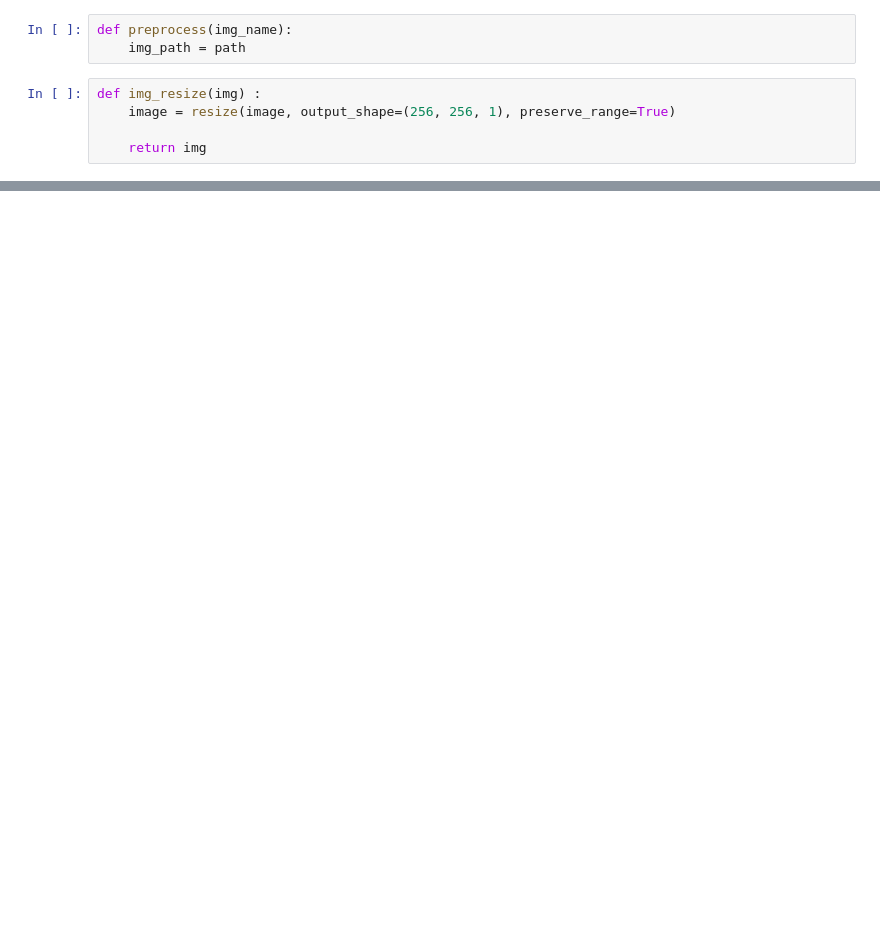
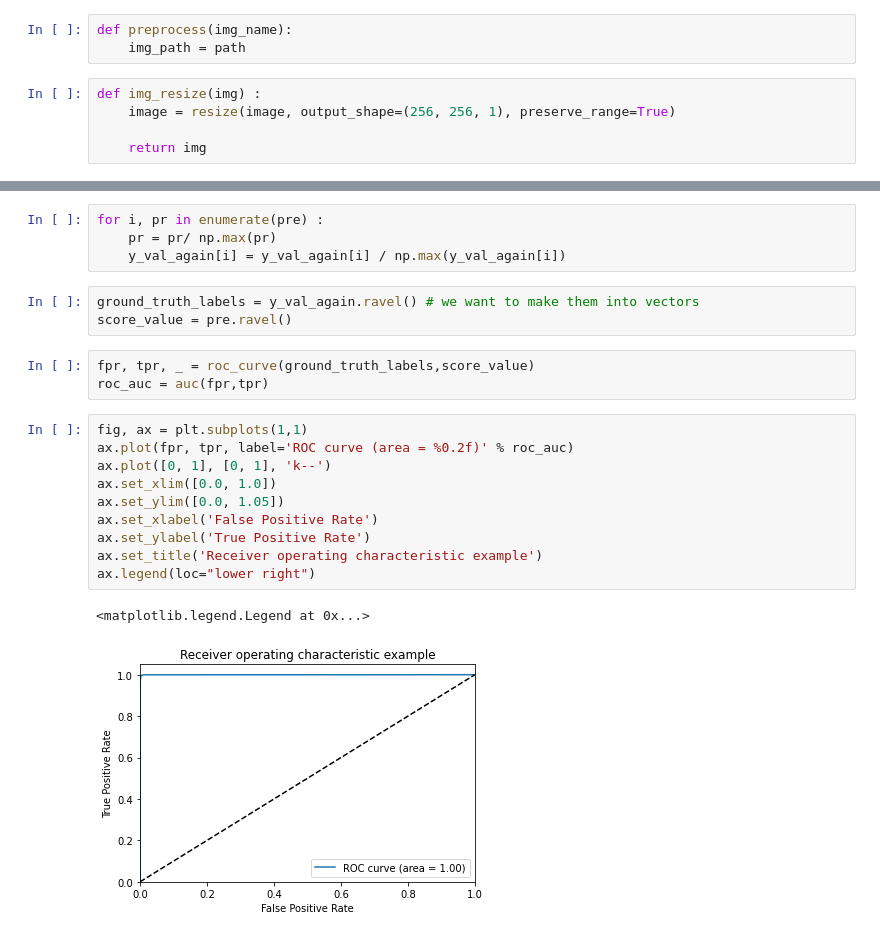
Before and after one commit to ByeonChanHO/COVID-19_Automatic_Diagnosis_System_by_CT, a Jupyter notebook: preprocess_arrange.ipynb, the cells around one changed output, grey strips where cells are left out. Saved outputs shown, nothing was run; the diff lists cells and outputs as text; blank space fills up the shorter version.

```diff
--- a/preprocess_arrange.ipynb
+++ b/preprocess_arrange.ipynb
@@ -323,0 +295,23 @@ Epoch 00020: ReduceLROnPlateau reducing learning rate to 0.00020000000949949026.
+# %%
+for i, pr in enumerate(pre) :
+    pr = pr/ np.max(pr)
+    y_val_again[i] = y_val_again[i] / np.max(y_val_again[i])
+# %%
+ground_truth_labels = y_val_again.ravel() # we want to make them into vectors
+score_value = pre.ravel()
+# %%
+fpr, tpr, _ = roc_curve(ground_truth_labels,score_value)
+roc_auc = auc(fpr,tpr)
+# %%
+fig, ax = plt.subplots(1,1)
+ax.plot(fpr, tpr, label='ROC curve (area = %0.2f)' % roc_auc)
+ax.plot([0, 1], [0, 1], 'k--')
+ax.set_xlim([0.0, 1.0])
+ax.set_ylim([0.0, 1.05])
+ax.set_xlabel('False Positive Rate')
+ax.set_ylabel('True Positive Rate')
+ax.set_title('Receiver operating characteristic example')
+ax.legend(loc="lower right")
+# %% [output]
+<matplotlib.legend.Legend at 0x...>
+[figure, added]
```
Also changed, not shown: parts of 14 cells of this notebook.
